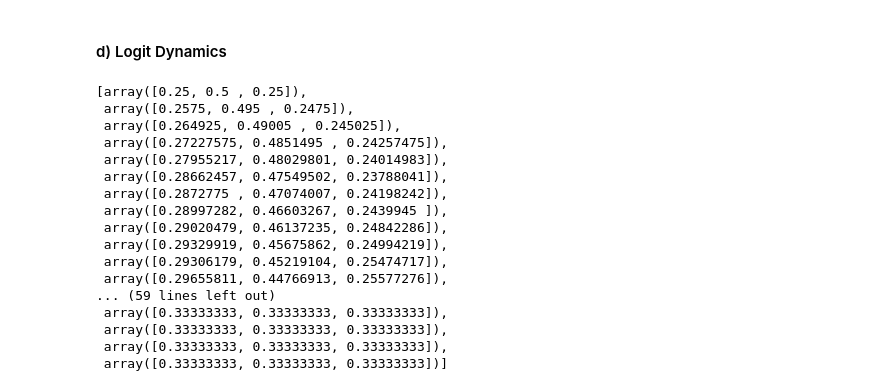
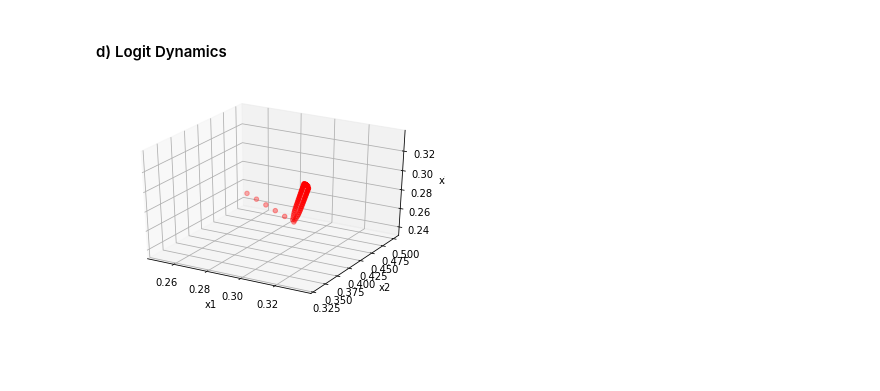
Before and after one commit to frank-ye/ECSE508, a Jupyter notebook: dynamics.ipynb, the cells around one changed output. Drawn from its saved outputs; the diff is of its cells as text; code cells hidden in the pictures; blank space fills up the shorter version.

```diff
--- a/dynamics.ipynb
+++ b/dynamics.ipynb
@@ -201,22 +193,7 @@ def logit_dynamics(x_initial, num_iter, matrix, eta=1e-2,learning_rate=1e-2, ear
 # %%
 max_iter = 75
 coords_d = logit_dynamics(x_start, max_iter, A, 1e-2)
-coords_d
-# %% [output]
-[array([0.25, 0.5 , 0.25]),
- array([0.2575, 0.495 , 0.2475]),
- array([0.264925, 0.49005 , 0.245025]),
- array([0.27227575, 0.4851495 , 0.24257475]),
- array([0.27955217, 0.48029801, 0.24014983]),
- array([0.28662457, 0.47549502, 0.23788041]),
- array([0.2872775 , 0.47074007, 0.24198242]),
- array([0.28997282, 0.46603267, 0.2439945 ]),
- array([0.29020479, 0.46137235, 0.24842286]),
- array([0.29329919, 0.45675862, 0.24994219]),
- array([0.29306179, 0.45219104, 0.25474717]),
- array([0.29655811, 0.44766913, 0.25577276]),
-... (59 lines left out)
- array([0.33333333, 0.33333333, 0.33333333]),
- array([0.33333333, 0.33333333, 0.33333333]),
- array([0.33333333, 0.33333333, 0.33333333]),
- array([0.33333333, 0.33333333, 0.33333333])]
+# %%
+xyz_plot(coords_d)
+# %% [output]
+[figure, added]
```
Also changed, not shown: parts of 7 cells of this notebook, 1 other file.
